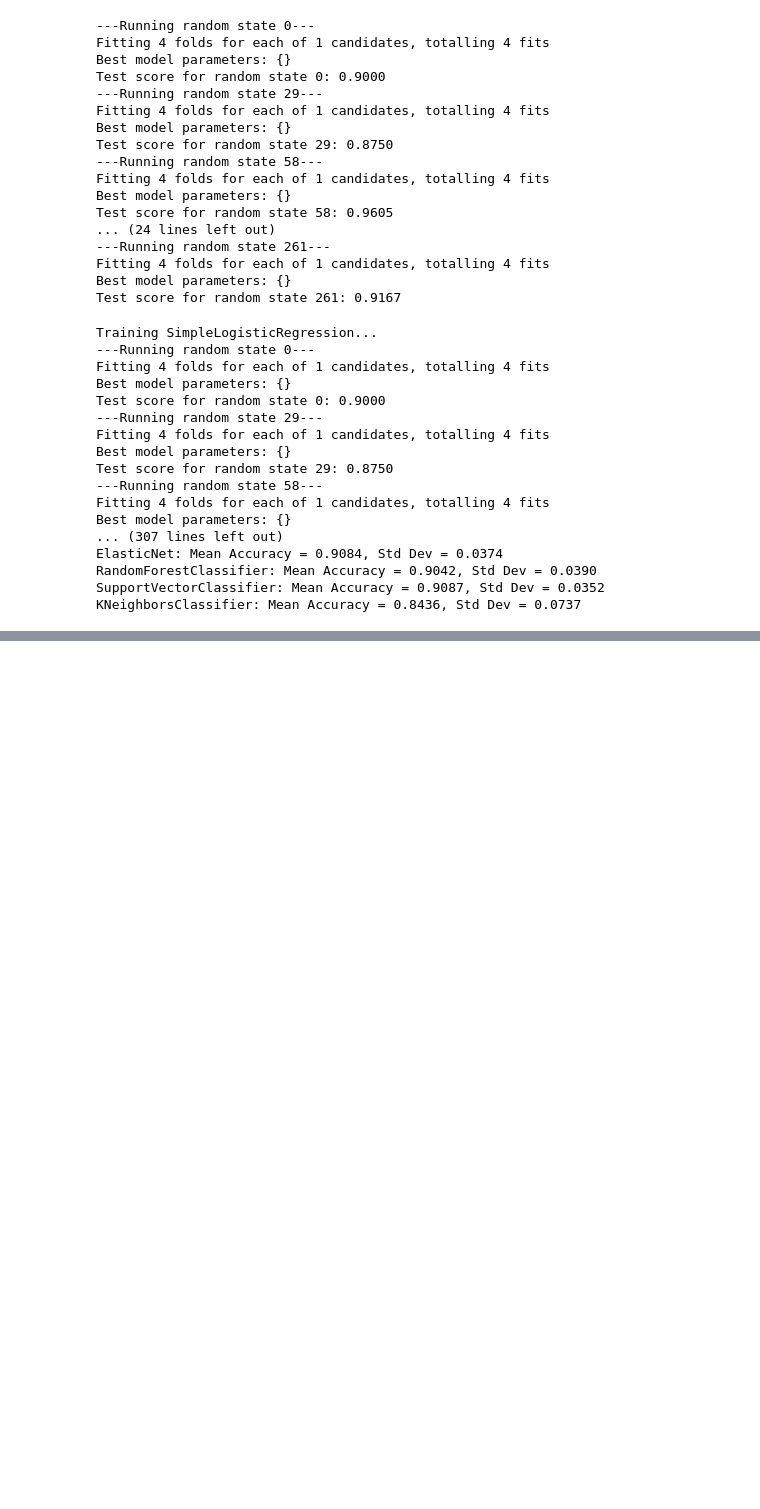
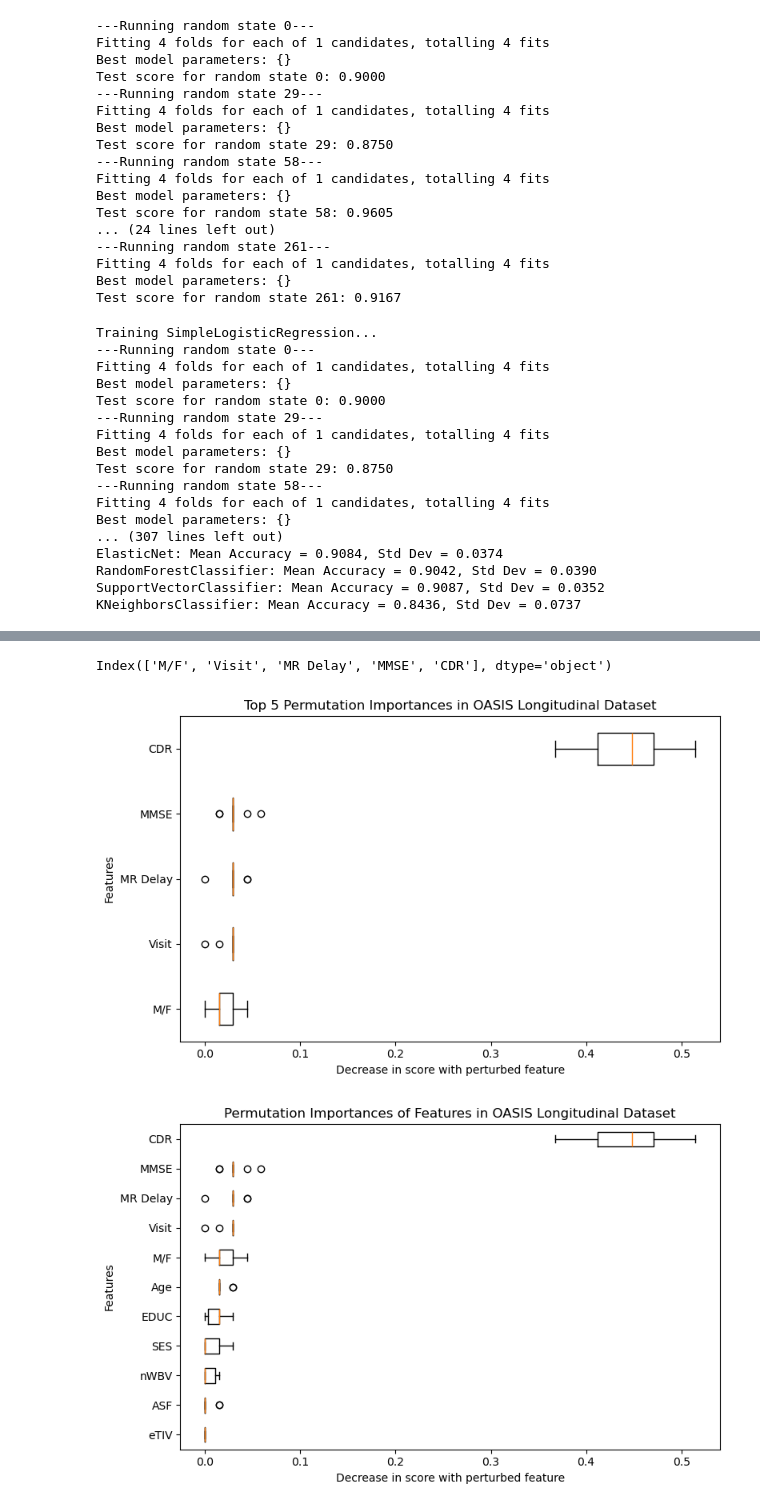
Before and after one commit to s-bao/data1030-project, a Jupyter notebook: src/imp_models.ipynb, the cells around one changed output, grey strips where cells are left out. Cells and saved outputs as stored; diff of their text form; code cells hidden in the pictures; blank space fills up the shorter version.

```diff
--- a/src/imp_models.ipynb
+++ b/src/imp_models.ipynb
@@ -313,0 +508,51 @@ KNeighborsClassifier: Mean f1 = 0.8164, Std Dev = 0.0675
+# %%
+# Feature importance
+# svc_model = best_model_2.named_steps['svc']
+result = permutation_importance(best_model_2, X_test, y_test, n_repeats=10, random_state=29)
+# print(len(X_test.columns))
+sorted_idx = result.importances_mean.argsort()[::-1]
+# print(np.argmax(result.importances_mean))
+# print(sorted_idx)
+ftr_names = X_test.columns
+
+# top 5
+top_5_idx = sorted_idx[:5][::-1]
+top_5_importances = result.importances_mean[top_5_idx]
+top_5_ftrs = ftr_names[top_5_idx]
+print(top_5_ftrs)
+
+plt.figure(figsize=(8,5))
+plt.boxplot(
+    result.importances[top_5_idx].T,
+    vert=False,
+    tick_labels=np.array(ftr_names)[top_5_idx]
+)
+# plt.axvline(test_score, color='red', linestyle='--', label='Test score')
+plt.title("Top 5 Permutation Importances in OASIS Longitudinal Dataset")
+plt.xlabel("Decrease in score with perturbed feature")
+plt.ylabel("Features")
+plt.tight_layout()
+# plt.xlim(0)
+plt.savefig("../figures/models/svc_perm_imp.png", format="png", dpi=300)
+plt.show()
+
+# all
+sorted_idx = sorted_idx[::-1]
+plt.figure(figsize=(8,5))
+plt.boxplot(
+    result.importances[sorted_idx].T,
+    vert=False,
+    tick_labels=np.array(ftr_names)[sorted_idx]
+)
+# plt.axvline(test_score, color='red', linestyle='--', label='Test score')
+plt.title("Permutation Importances of Features in OASIS Longitudinal Dataset")
+plt.xlabel("Decrease in score with perturbed feature")
+plt.ylabel("Features")
+plt.tight_layout()
+# plt.xlim(0)
+plt.savefig("../figures/models/svc_perm_imp_all.png", format="png", dpi=300)
+plt.show()
+# %% [output]
+Index(['M/F', 'Visit', 'MR Delay', 'MMSE', 'CDR'], dtype='object')
+[figure, added]
+[figure, added]
```
Also changed, not shown: parts of 13 cells of this notebook, 17 other files.
